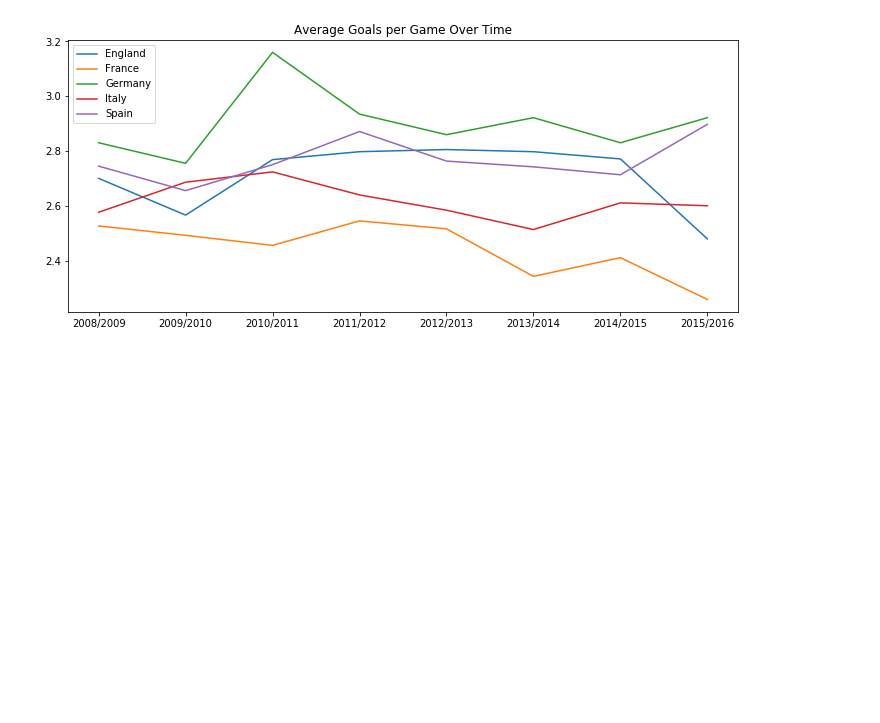
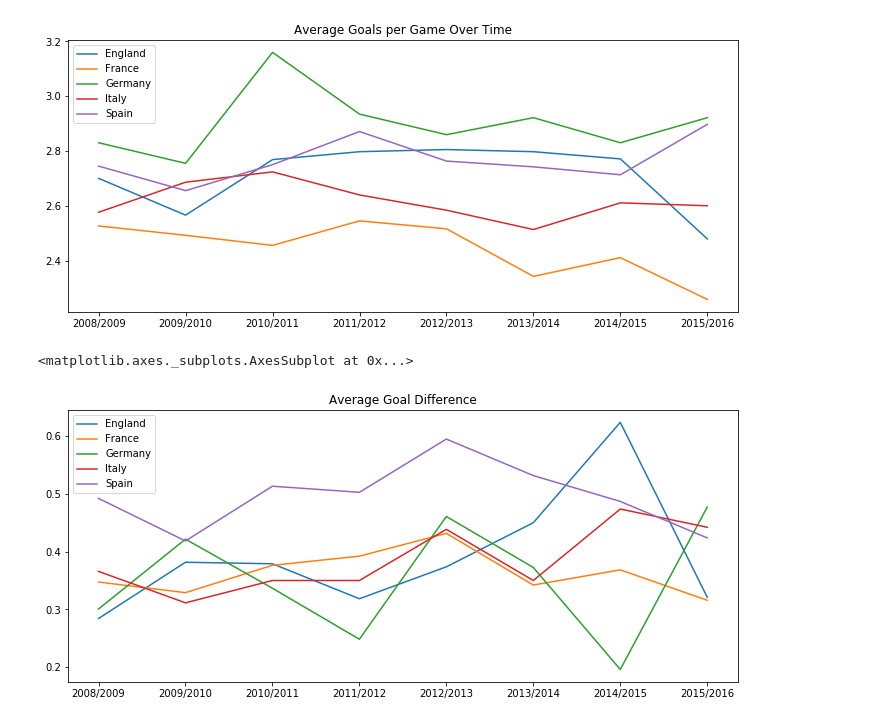
Before and after one commit to crypticrk/European-Soccer-Analysis-using-SQL, a Jupyter notebook: European Soccer Analysis using SQL.ipynb, the cells around one changed output. Saved outputs shown, nothing was run; the diff lists cells and outputs as text; code cells hidden in the pictures; blank space fills up the shorter version.

```diff
--- a/European Soccer Analysis using SQL.ipynb
+++ b/European Soccer Analysis using SQL.ipynb
@@ -241,3 +241,16 @@ df.plot(figsize=(12,5),title='Average Goals per Game Over Time')
 # %% [output]
 <matplotlib.axes._subplots.AxesSubplot at 0x...>
 [figure]
+# %%
+df = pd.DataFrame(index=np.sort(leagues_by_season['season'].unique()), columns=leagues_by_season['country_name'].unique())
+
+df.loc[:,'Germany'] = list(leagues_by_season.loc[leagues_by_season['country_name']=='Germany','avg_goal_dif'])
+df.loc[:,'Spain']   = list(leagues_by_season.loc[leagues_by_season['country_name']=='Spain','avg_goal_dif'])
+df.loc[:,'France']   = list(leagues_by_season.loc[leagues_by_season['country_name']=='France','avg_goal_dif'])
+df.loc[:,'Italy']   = list(leagues_by_season.loc[leagues_by_season['country_name']=='Italy','avg_goal_dif'])
+df.loc[:,'England']   = list(leagues_by_season.loc[leagues_by_season['country_name']=='England','avg_goal_dif'])
+# %%
+df.plot(figsize=(12,5),title='Average Goal Difference')
+# %% [output]
+<matplotlib.axes._subplots.AxesSubplot at 0x...>
+[figure, added]
```
Also changed, not shown: parts of 3 cells of this notebook.
